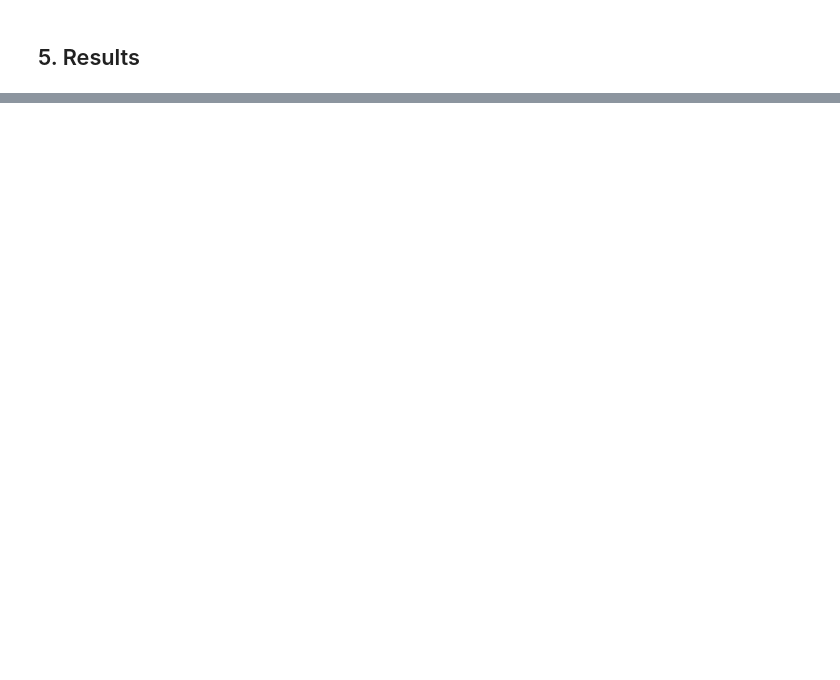
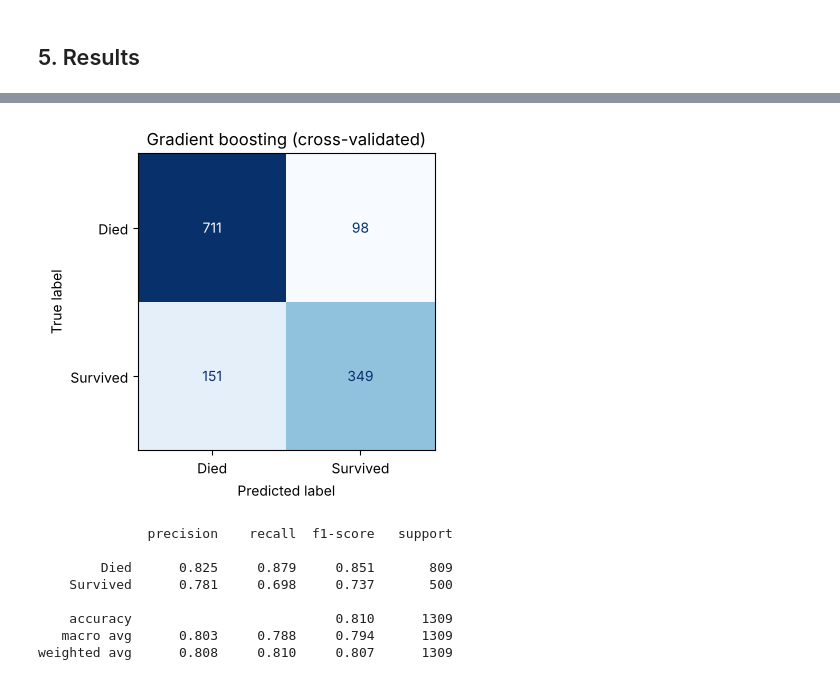
Before and after one commit to Dito-84/titanic-survival-prediction, a Jupyter notebook: RDR_Titanic.ipynb, the cells around one changed output, grey strips where cells are left out. Drawn from its saved outputs; the diff is of its cells as text; code cells hidden in the pictures; blank space fills up the shorter version.

```diff
--- a/RDR_Titanic.ipynb
+++ b/RDR_Titanic.ipynb
@@ -192,0 +244,26 @@ plt.show()
+# %%
+from sklearn.model_selection import cross_val_predict
+from sklearn.metrics import ConfusionMatrixDisplay, classification_report
+
+best = make_model(candidates['Gradient boosting'])
+predicted = cross_val_predict(best, X, y, cv=cv)
+
+fig, ax = plt.subplots(figsize=(4.5, 4))
+ConfusionMatrixDisplay.from_predictions(
+    y, predicted, display_labels=['Died', 'Survived'], cmap='Blues', colorbar=False, ax=ax)
+ax.set_title('Gradient boosting (cross-validated)')
+plt.tight_layout()
+plt.savefig('confusion_matrix.png', dpi=120)
+plt.show()
+
+print(classification_report(y, predicted, target_names=['Died', 'Survived'], digits=3))
+# %% [output]
+[figure, added]
+              precision    recall  f1-score   support
+
+        Died      0.825     0.879     0.851       809
+    Survived      0.781     0.698     0.737       500
+
+    accuracy                          0.810      1309
+   macro avg      0.803     0.788     0.794      1309
+weighted avg      0.808     0.810     0.807      1309
```
Also changed, not shown: parts of 19 cells of this notebook, 5 other files.
